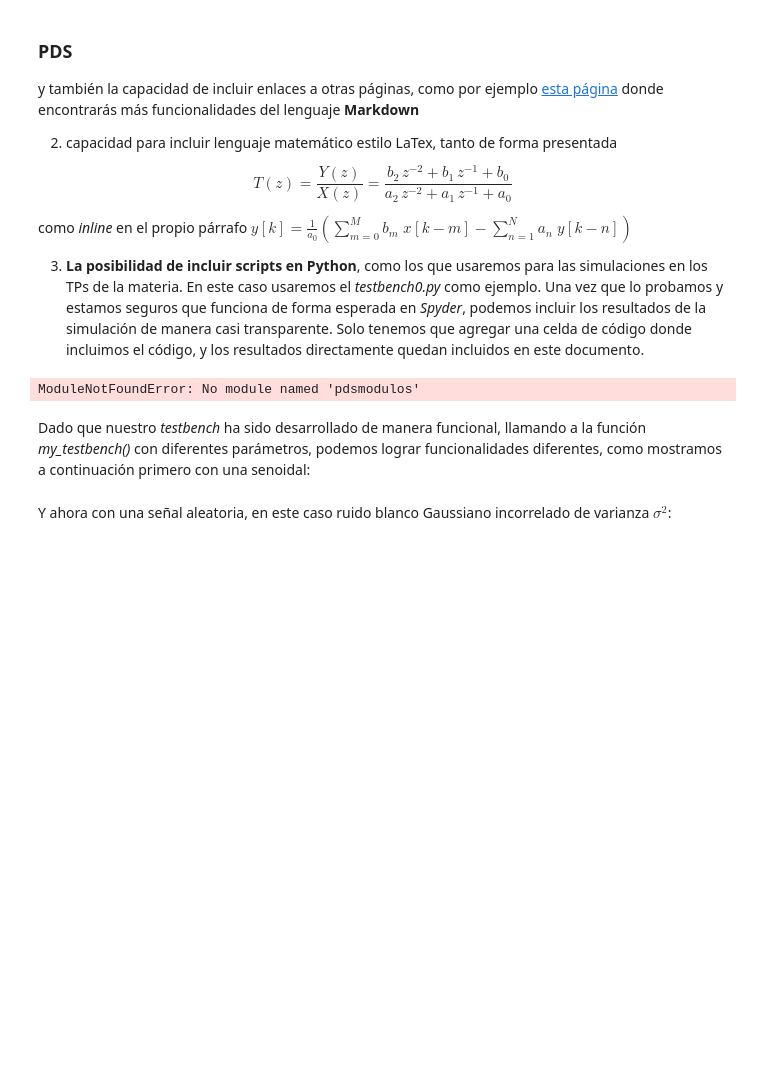
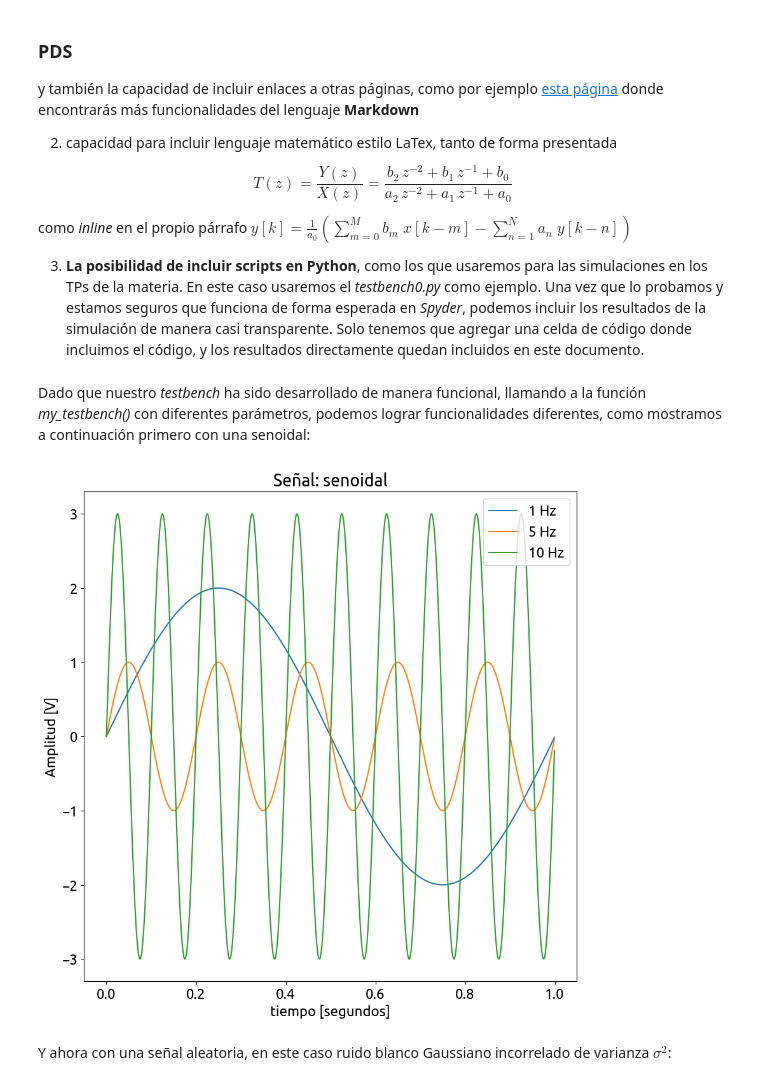
Before and after one commit to GabrielCruzNavia/PDS, a Jupyter notebook: notebook0.ipynb, the cells around one changed output. Saved outputs shown, nothing was run; the diff lists cells and outputs as text; code cells hidden in the pictures; blank space fills up the shorter version.

```diff
--- a/notebook0.ipynb
+++ b/notebook0.ipynb
@@ -38,7 +38,6 @@ import matplotlib as mpl
 mpl.rcParams['figure.figsize'] = (10,10)
 
 import matplotlib.pyplot as plt
-import pdsmodulos as pds
 
 #%% Esto tiene que ver con cuestiones de presentación de los gráficos,
 # NO ES IMPORTANTE
@@ -73,7 +72,7 @@ def my_testbench( sig_type ):
 
     # Concatenación de matrices:
     # guardaremos las señales creadas al ir poblando la siguiente matriz vacía
-    x = np.array([], dtype=np.float).reshape(N,0)
+    x = np.array([], dtype=np.float64).reshape(N,0)
     ii = 0
 
     # estructuras de control de flujo
@@ -124,22 +123,22 @@ def my_testbench( sig_type ):
     axes_hdl.legend(line_hdls, sig_type['descripcion'], loc='upper right'  )
 
     plt.show()
-# %% [output]
-ModuleNotFoundError: No module named 'pdsmodulos'
 # %% [markdown]
 Dado que nuestro *testbench* ha sido desarrollado de manera funcional, llamando a la función *my_testbench()* con diferentes parámetros, podemos lograr funcionalidades diferentes, como mostramos a continuación primero con una senoidal:
 # %%
 sig_props = { 'tipo': 'senoidal',
-              'frecuencia': (3, 10, 20), # Uso de tuplas para las frecuencias
-              'amplitud':   (1, 1,  1),
+              'frecuencia': (1, 5, 10), # Uso de tuplas para las frecuencias
+              'amplitud':   (2, 1,  3),
               'fase':       (0, 0,  0)
              }
 # Como también puedo agregar un campo descripción de manera programática
 # este tipo de sintaxis es *MUY* de Python
 sig_props['descripcion'] = [ str(a_freq) + ' Hz' for a_freq in sig_props['frecuencia'] ]
 
 # Invocamos a nuestro testbench exclusivamente:
 my_testbench( sig_props )
+# %% [output]
+[figure, added]
 # %% [markdown]
 Y ahora con una señal aleatoria, en este caso ruido blanco Gaussiano incorrelado de varianza $\sigma^2$:
 # %%
```
Also changed, not shown: parts of 3 cells of this notebook.
